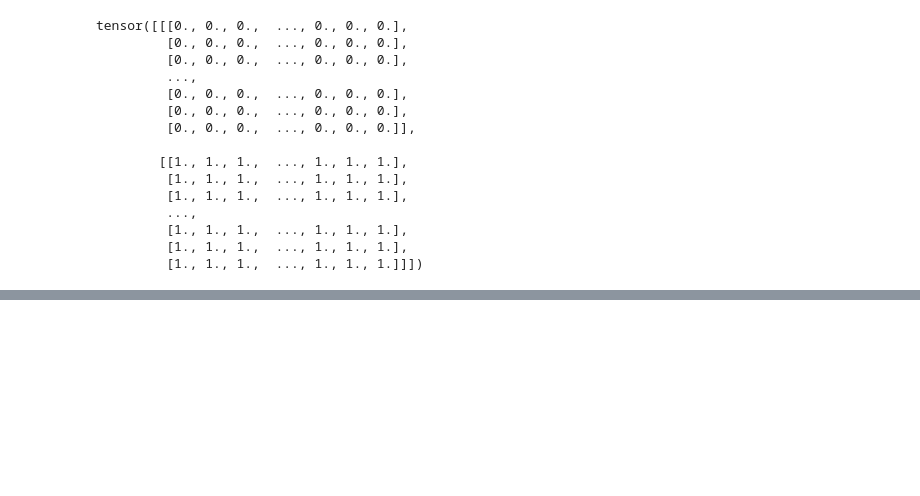
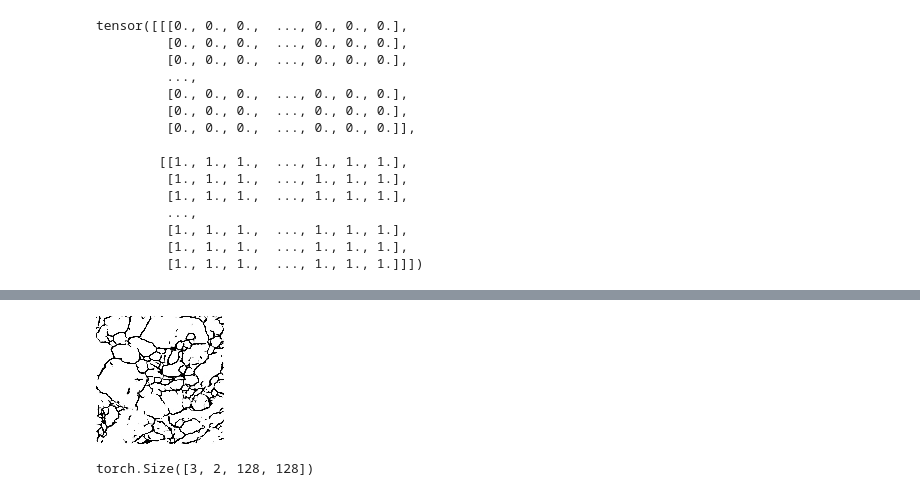
Before and after one commit to Afchis/r_unet, a Jupyter notebook: UNet.ipynb, the cells around one changed output, grey strips where cells are left out. Drawn from its saved outputs; the diff is of its cells as text; code cells hidden in the pictures; blank space fills up the shorter version.

```diff
--- a/UNet.ipynb
+++ b/UNet.ipynb
@@ -754,0 +762,4 @@ to_pil((output[0][0].cpu()>0).float())
+# %%
+to_pil(F.sigmoid(output[0][1].cpu()))
+# %% [output]
+[figure, added]
@@ -754,0 +775,5 @@ to_pil((output[0][0].cpu()>0).float())
+# %%
+list_inp[0].shape
+list_out[0].shape
+# %% [output]
+torch.Size([3, 2, 128, 128])
```
Also changed, not shown: parts of 12 cells of this notebook, 30 other files.
